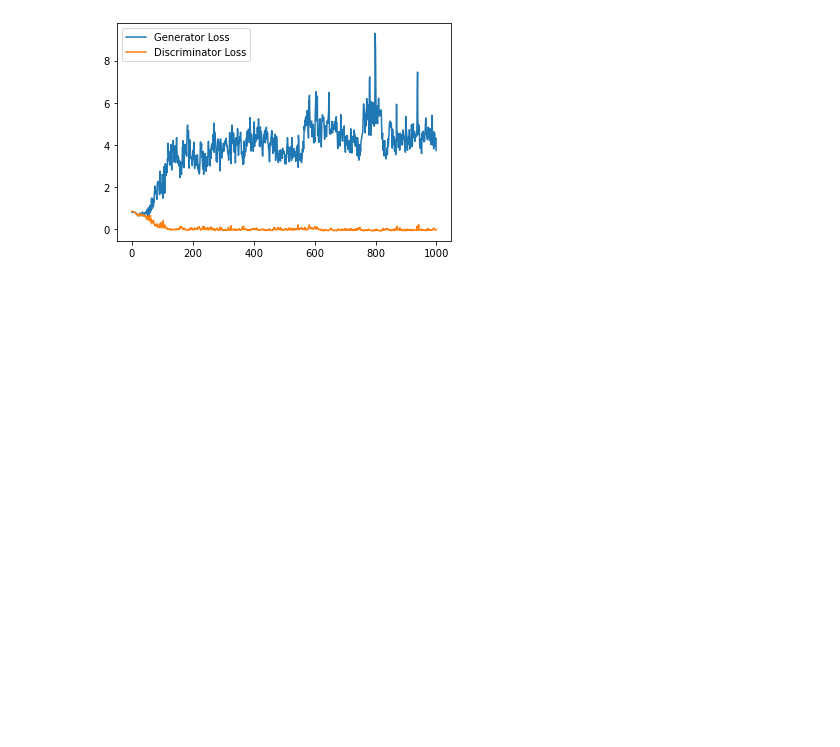
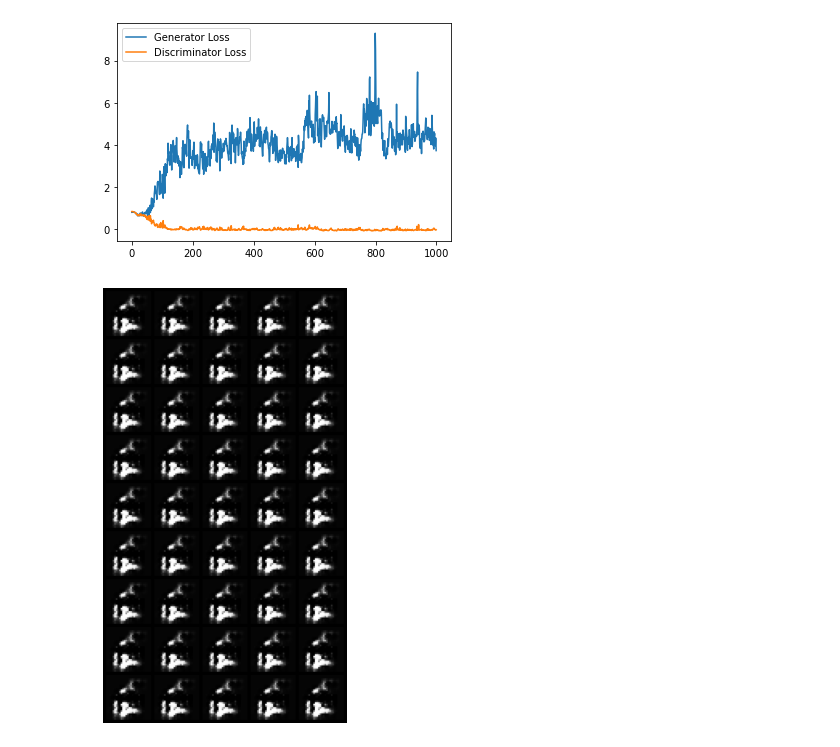
Before and after one commit to Kambakhsh-Eskandari/GANs-projects, a Jupyter notebook: 6.InfoGAN/InfoGAN.ipynb, the cells around one changed output. Drawn from its saved outputs; the diff is of its cells as text; code cells hidden in the pictures; blank space fills up the shorter version.

```diff
--- a/6.InfoGAN/InfoGAN.ipynb
+++ b/6.InfoGAN/InfoGAN.ipynb
@@ -141,16 +90,3 @@ class Discriminator(nn.Module):
         disc_pred = self.d_layer(intermediate_pred)
         q_pred = self.q_layer(intermediate_pred)
         return disc_pred.view(len(disc_pred), -1), q_pred.view(len(q_pred), -1)
-# %%
-def combine_vectors(x, y):
-    '''
-    Function for combining two vectors with shapes (n_samples, ?) and (n_samples, ?).
-    Parameters:
-      x: (n_samples, ?) the first vector.
-        This will be the noise vector of shape (n_samples, z_dim).
-      y: (n_samples, ?) the second vector.
-        Once again, in this assignment this will be the one-hot class vector
-        with the shape (n_samples, n_classes).
-    '''
-    combined = torch.cat([x.float(), y.float()], 1)
-    return combined
@@ -317,3 +258,33 @@ Epoch 42, step 20000: Generator loss: 3.8786082974016667, discriminator loss: 0.
 torch.save(gen.state_dict(), 'gen/gen_1.pth')
 # %%
 torch.save(disc.state_dict(), 'disc/disc_1.pth')
+# %%
+gen = gen.eval()
+# %%
+import math
+
+n_interpolation = 9
+
+def interpolate_class(n_view=5):
+    interpolation_noise = get_noise(n_view, z_dim, device=device).repeat(n_interpolation, 1)
+    first_label = get_noise(1, c_dim).repeat(n_view, 1)[None, :]
+    second_label = first_label.clone()
+    first_label[:, :, 0] =  -2
+    second_label[:, :, 0] =  2
+
+
+    # Calculate the interpolation vector between the two labels
+    percent_second_label = torch.linspace(0, 1, n_interpolation)[:, None, None]
+    interpolation_labels = first_label * (1 - percent_second_label) + second_label * percent_second_label
+    interpolation_labels = interpolation_labels.view(-1, c_dim)
+
+    # Combine the noise and the labels
+    noise_and_labels = combine_vectors(interpolation_noise, interpolation_labels.to(device))
+    fake = gen(noise_and_labels)
+    show_tensor_images(fake, num_images=n_interpolation * n_view, nrow=n_view, show=False)
+
+plt.figure(figsize=(8, 8))
+interpolate_class()
+_ = plt.axis('off')
+# %% [output]
+[figure, added]
```
Also changed, not shown: parts of 4 cells of this notebook.
